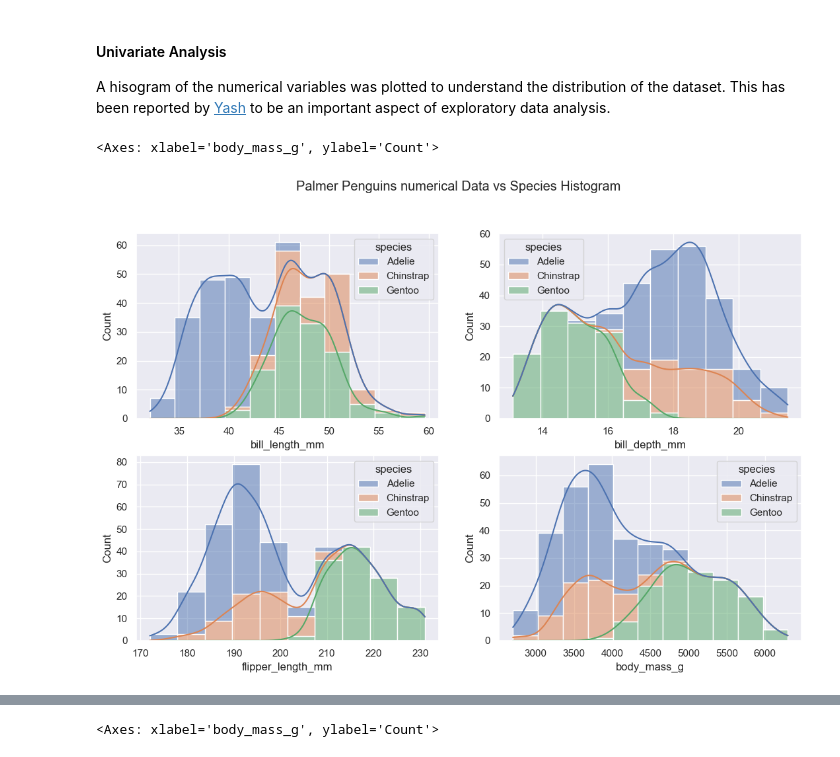
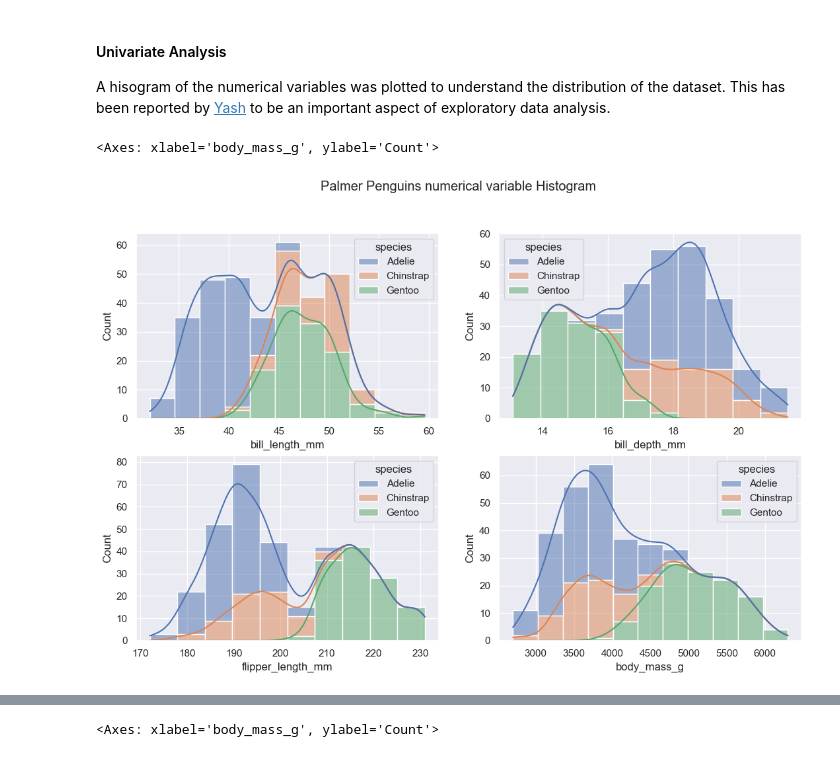
Before and after one commit to Gtalen/data-analytics, a Jupyter notebook: penguins.ipynb, the cells around one changed output, grey strips where cells are left out. Drawn from its saved outputs; the diff is of its cells as text; code cells hidden in the pictures.

```diff
--- a/penguins.ipynb
+++ b/penguins.ipynb
@@ -230,13 +301,13 @@ palmer_penguins.describe()
 A hisogram of the numerical variables was plotted to understand the distribution of the dataset. This has been reported by [Yash](https://medium.com/codex/exploratory-data-analysis-a-roadmap-for-cleaning-3e01a0d694) to be an important aspect of exploratory data analysis.
 # %%
 fig, ax = plt.subplots(2, 2, figsize = (13, 8))
-fig.suptitle ('Palmer Penguins numerical Data vs Species Histogram')
+fig.suptitle ('Palmer Penguins numerical variable Histogram')
 
 #creating a histplot for the numerical variables
 sns.histplot(data=palmer_penguins, x='bill_length_mm', hue='species',  multiple='stack', kde=True, ax = ax [0, 0])
 sns.histplot(data=palmer_penguins, x='bill_depth_mm', hue='species',   multiple='stack', kde=True, ax = ax [0, 1])
 sns.histplot(data=palmer_penguins, x='flipper_length_mm',hue='species',multiple='stack', kde=True, ax = ax [1, 0])
 sns.histplot(data=palmer_penguins, x='body_mass_g', hue='species', multiple='stack',kde=True, ax = ax [1, 1])
 # %% [output]
 <Axes: xlabel='body_mass_g', ylabel='Count'>
-[figure, old version]
+[figure, new version]
```
Also changed, not shown: parts of 35 cells of this notebook, 1 other file.
